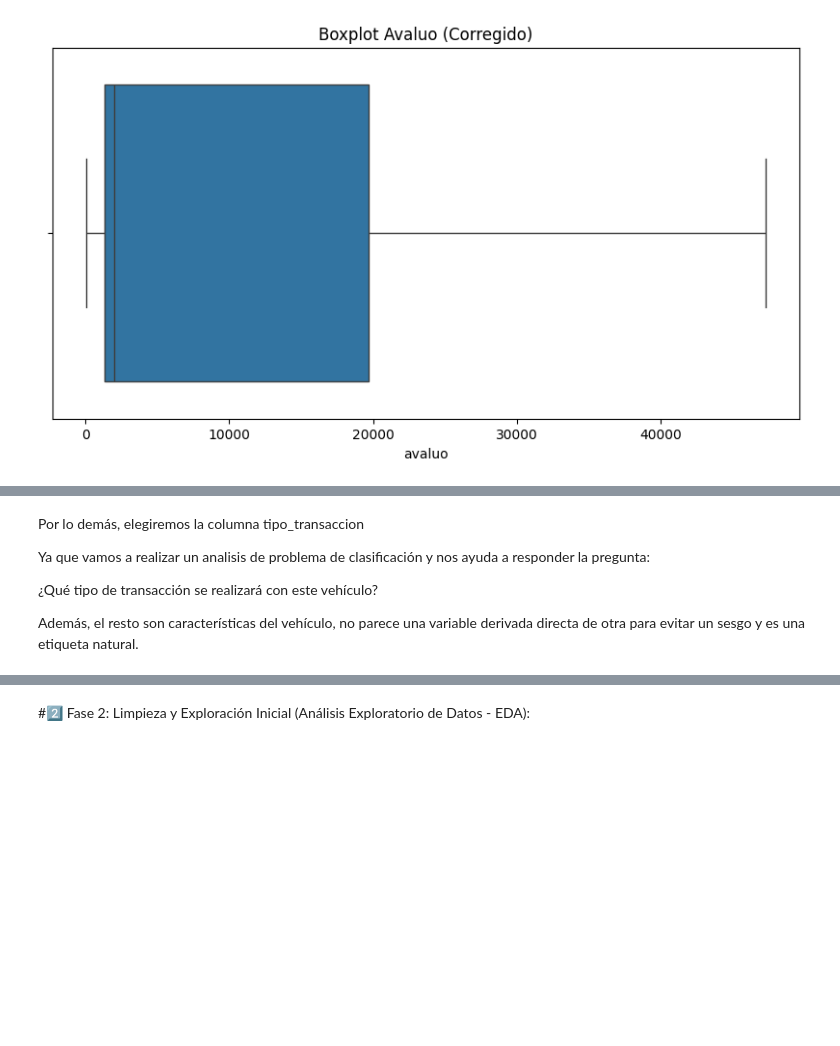
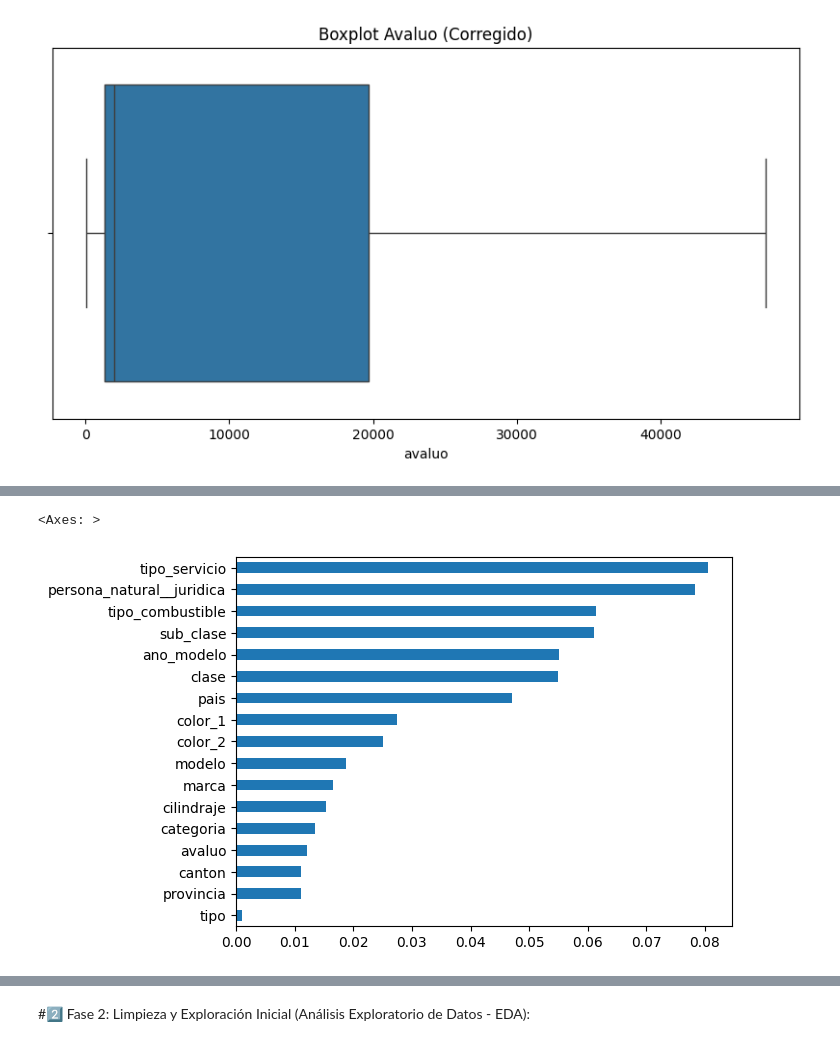
Before and after one commit to ChrisJavier/UIDE_3-WorkGroupProyects, a Jupyter notebook: week_3/src/AMGD_CP_W3_E3.ipynb, the cells around one changed output, grey strips where cells are left out. Cells and saved outputs as stored; diff of their text form; code cells hidden in the pictures; blank space fills up the shorter version.

```diff
--- a/week_3/src/AMGD_CP_W3_E3.ipynb
+++ b/week_3/src/AMGD_CP_W3_E3.ipynb
@@ -443,8 +438,27 @@ print(f'Valores dentro del la columna avaluo {df["avaluo"].unique()}')
-# %% [markdown]
-Por lo demás, elegiremos la columna tipo_transaccion
-
-Ya que vamos a realizar un analisis de problema de clasificación y nos ayuda a responder la pregunta:
-
-¿Qué tipo de transacción se realizará con este vehículo?
-
-Además, el resto son características del vehículo, no parece una variable derivada directa de otra para evitar un sesgo y es una etiqueta natural.
+# %%
+# Crearemos una matriz de correlacion de las columnas
+from sklearn.feature_selection import mutual_info_classif
+from sklearn.preprocessing import LabelEncoder
+
+X = df.drop(columns=["tipo_transaccion", "codigo_de_vehiculo","fecha_proceso","fecha_compra"])
+y = df["tipo_transaccion"]
+
+# Copia para no modificar original
+X_encoded = X.copy()
+
+# Codificar solo columnas categóricas
+for col in X_encoded.select_dtypes(include="object").columns:
+    le = LabelEncoder()
+    X_encoded[col] = le.fit_transform(X_encoded[col].astype(str))
+
+# Calcular MI
+mi = mutual_info_classif(X_encoded, y)
+
+mi_series = pd.Series(mi, index=X_encoded.columns)
+mi_series = mi_series.sort_values(ascending=False)
+
+# Graficaremos este resultado
+mi_series.head(20).sort_values().plot(kind="barh")
+# %% [output]
+<Axes: >
+[figure, added]
```
Also changed, not shown: parts of 8 cells of this notebook.
